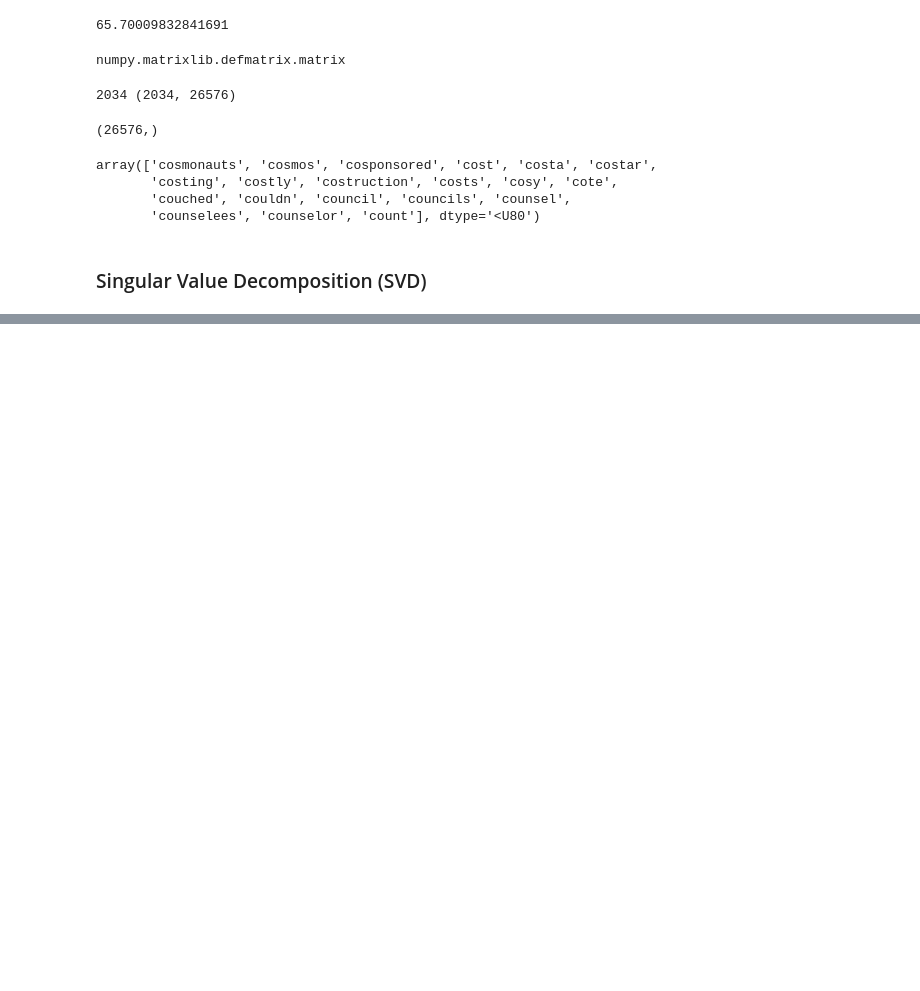
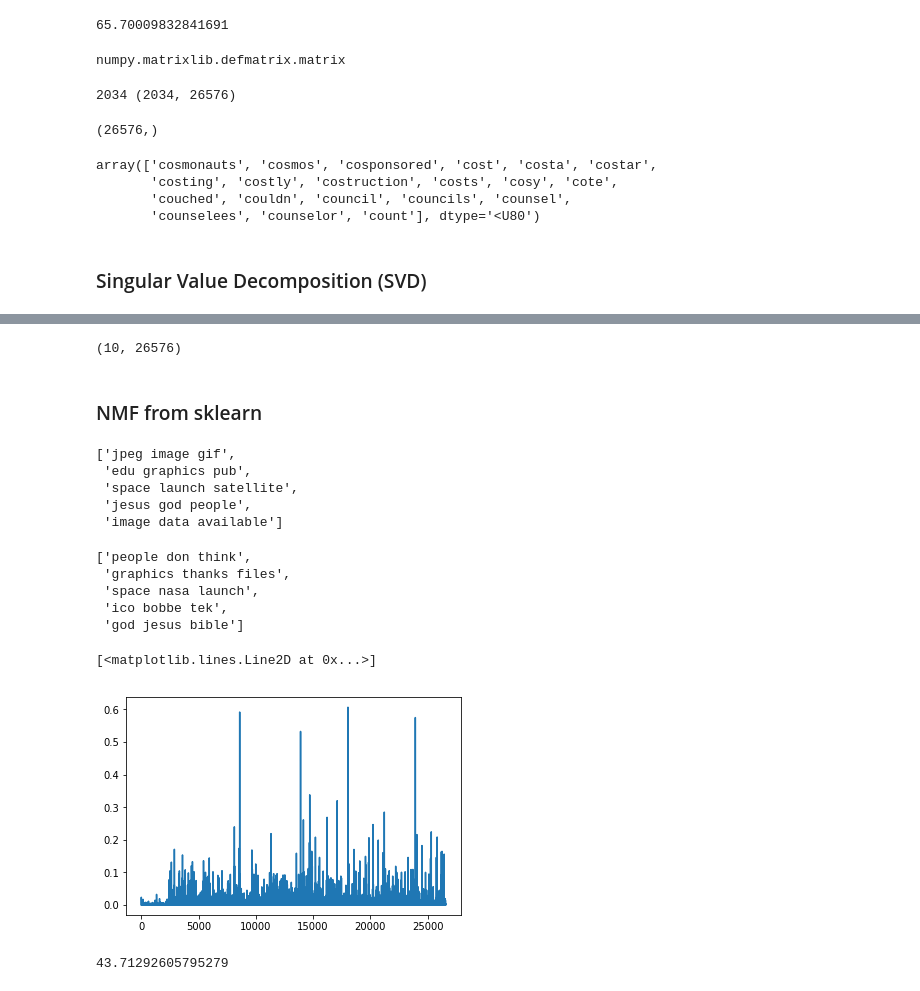
Before and after one commit to sparklingness/tutorials_training, a Jupyter notebook: linalg_topic_modeling_with_nmf_and_svd.ipynb, the cells around one changed output, grey strips where cells are left out. Cells and saved outputs as stored; diff of their text form; code cells hidden in the pictures; blank space fills up the shorter version.

```diff
--- a/linalg_topic_modeling_with_nmf_and_svd.ipynb
+++ b/linalg_topic_modeling_with_nmf_and_svd.ipynb
@@ -94,0 +135,45 @@ array(['cosmonauts', 'cosmos', 'cosponsored', 'cost', 'costa', 'costar',
+# %%
+Vh[:10].shape
+# %% [output]
+(10, 26576)
+# %% [markdown]
+### NMF from sklearn
+# %%
+m, n = vectors.shape
+d=5
+# %%
+clf = decomposition.NMF(n_components=d, random_state=1)
+
+W1 = clf.fit_transform(vectors)
+H1 = clf.components_
+# %%
+show_topics(H1)
+# %% [output]
+['jpeg image gif',
+ 'edu graphics pub',
+ 'space launch satellite',
+ 'jesus god people',
+ 'image data available']
+# %%
+vectorizer_tfidf = TfidfVectorizer(stop_words='english')
+vectors_tfidf = vectorizer_tfidf.fit_transform(newsgroups_train.data) #(documents, vocab)
+# %%
+W1 = clf.fit_transform(vectors_tfidf)
+H1 = clf.components_
+# %%
+show_topics(H1)
+# %% [output]
+['people don think',
+ 'graphics thanks files',
+ 'space nasa launch',
+ 'ico bobbe tek',
+ 'god jesus bible']
+# %%
+plt.plot(clf.components_[0])
+# %% [output]
+[<matplotlib.lines.Line2D at 0x...>]
+[figure, added]
+# %%
+clf.reconstruction_err_
+# %% [output]
+43.71292605795279
```
Also changed, not shown: parts of 6 cells of this notebook.
